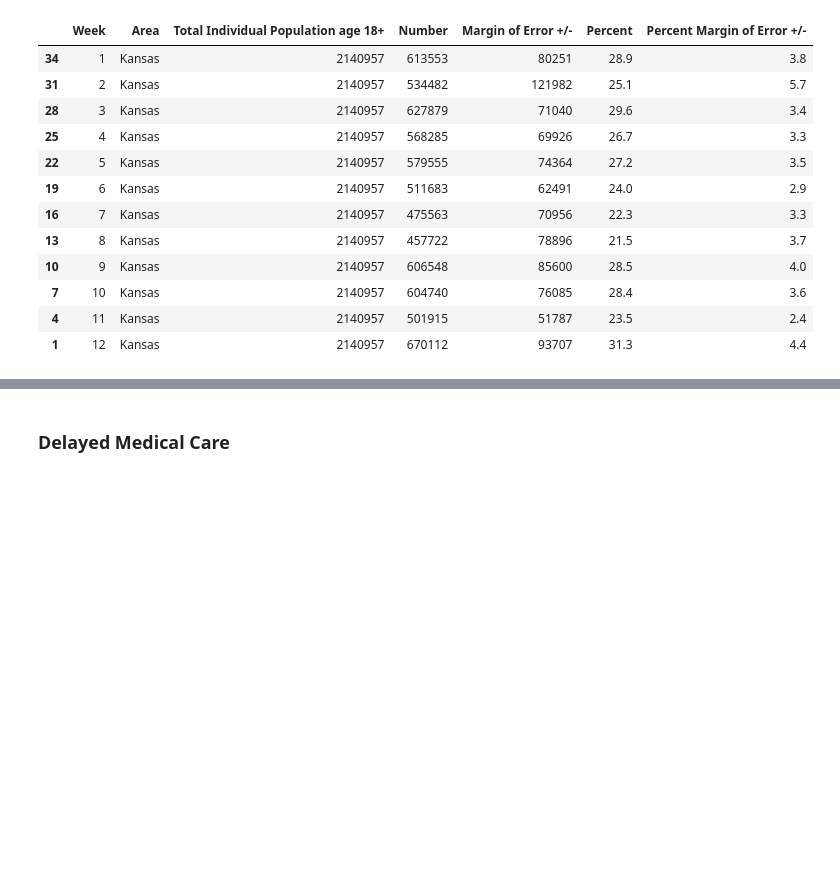
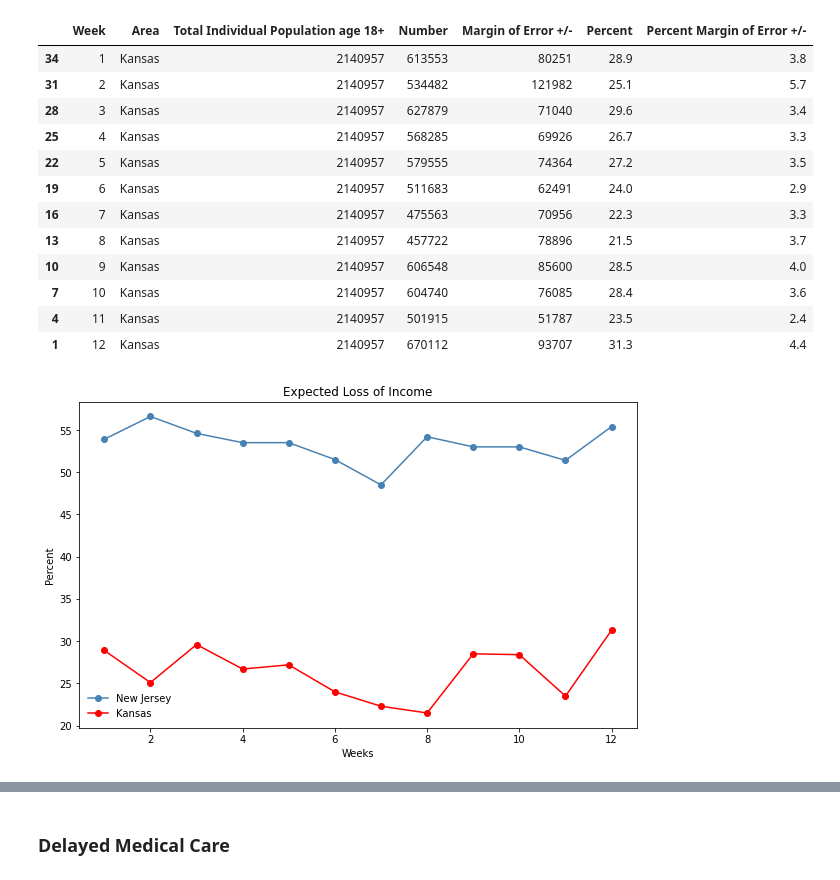
Before and after one commit to adrianstrecker/project-1, a Jupyter notebook: Census_Data/PULSE Survey/PULSE Data.ipynb, the cells around one changed output, grey strips where cells are left out. Saved outputs shown, nothing was run; the diff lists cells and outputs as text; code cells hidden in the pictures; blank space fills up the shorter version.

```diff
--- a/Census_Data/PULSE Survey/PULSE Data.ipynb
+++ b/Census_Data/PULSE Survey/PULSE Data.ipynb
@@ -199,0 +199,16 @@ ks_expected_loss_df
+# %%
+nj_expected = nj_expected_loss_df["Percent"]
+ks_unexpected = ks_expected_loss_df["Percent"]
+Week = [1, 2, 3, 4, 5, 6, 7, 8, 9 , 10, 11, 12]
+plt.figure(figsize = (10, 6))
+nj_expected_plot, = plt.plot(Week, nj_unexpected, marker = "o", color = "steelblue", label = "New Jersey")
+ks_expected_plot, = plt.plot(Week, ks_unexpected, marker = "o", color = "red", label = "Kansas")
+plt.xlabel("Weeks")
+plt.ylabel("Percent")
+plt.title("Expected Loss of Income")
+
+plt.legend(loc='best', frameon=False)
+plt.savefig("Expected Loss of Income.png")
+plt.show()
+# %% [output]
+[figure, added]
```
Also changed, not shown: parts of 12 cells of this notebook, 7 other files.
